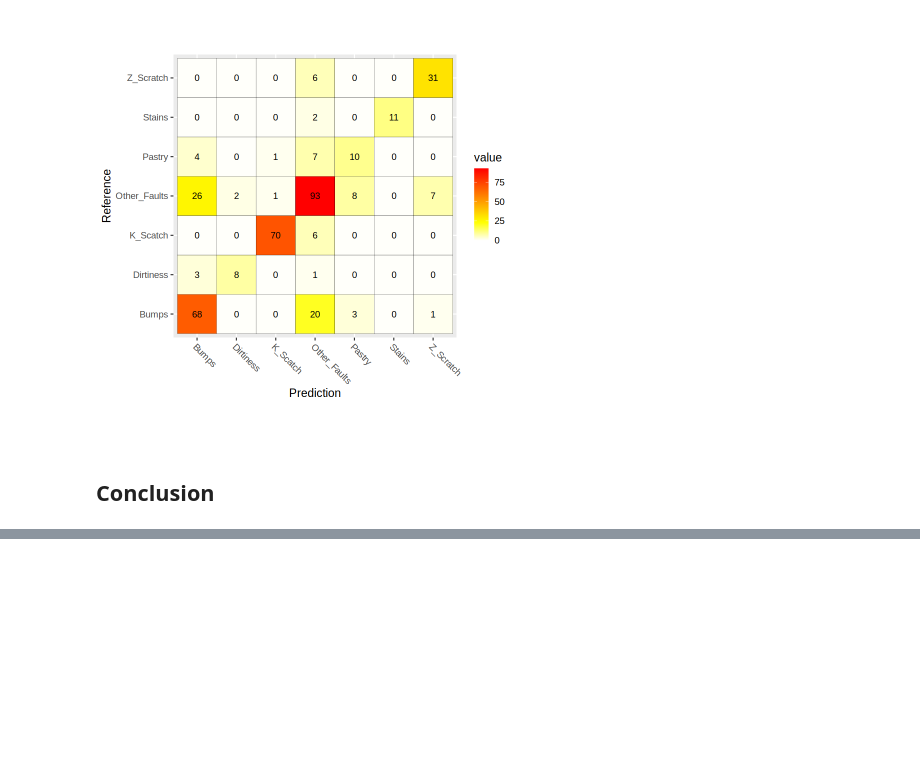
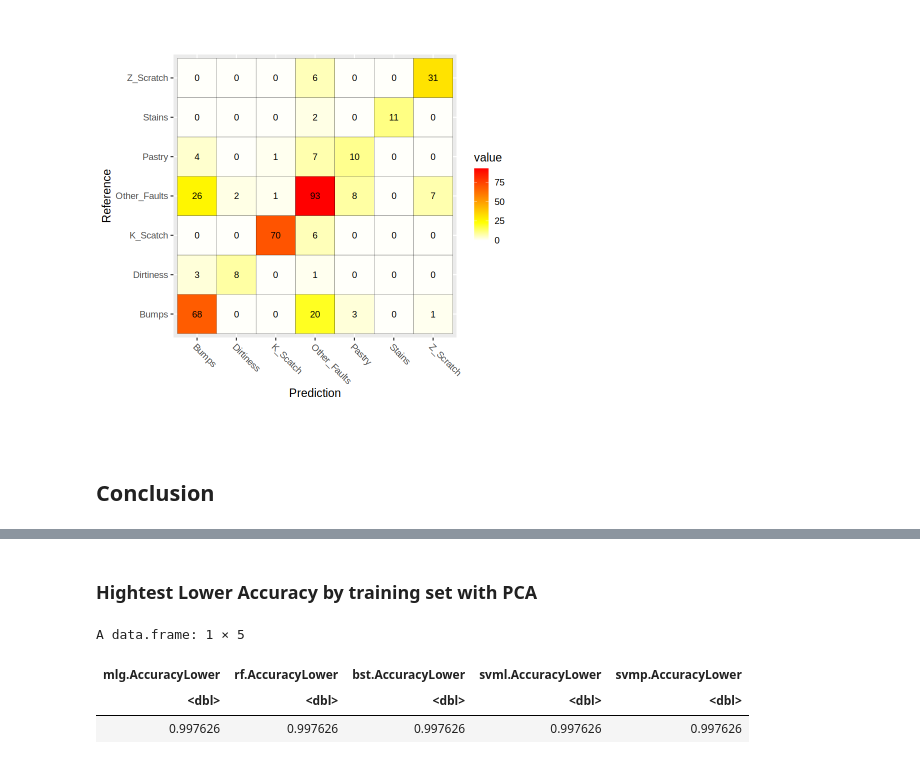
Before and after one commit to AlexLeungZ/SDSC3006-proj, a Jupyter notebook: code/proj.ipynb, the cells around one changed output, grey strips where cells are left out. Drawn from its saved outputs; the diff is of its cells as text; code cells hidden in the pictures; blank space fills up the shorter version.

```diff
--- a/code/proj.ipynb
+++ b/code/proj.ipynb
@@ -570,6 +658,5 @@ svmr.test.yPredPca <- predict(svmr.pca, df.test.pcaX)
 
 svmr.train.cmPca <- confusionMatrix(svmr.train.yPredPca, df.train.Y)
 svmr.test.cmPca <- confusionMatrix(svmr.test.yPredPca, df.test.Y)
-
-svmr.train.cmPca$overall["AccuracyLower"]
-svmr.test.cmPca$overall["AccuracyLower"]
+train.PcaRes <- c(train.PcaRes, svmr = svmr.train.cmPca$overall["AccuracyLower"])
+test.PcaRes <- c(test.PcaRes, svmr = svmr.test.cmPca$overall["AccuracyLower"])
@@ -591,6 +686,5 @@ svml.test.yPred <- predict(svml.model, df.test.X)
 
 svml.train.cm <- confusionMatrix(svml.train.yPred, df.train.Y)
 svml.test.cm <- confusionMatrix(svml.test.yPred, df.test.Y)
-
-svml.train.cm$overall["AccuracyLower"]
-svml.test.cm$overall["AccuracyLower"]
+train.Res <- c(train.Res, svml = svml.train.cm$overall["AccuracyLower"])
+test.Res <- c(test.Res, svml = svml.test.cm$overall["AccuracyLower"])
@@ -631,6 +733,5 @@ svmp.test.yPred <- predict(svmp.model, df.test.X)
 
 svmp.train.cm <- confusionMatrix(svmp.train.yPred, df.train.Y)
 svmp.test.cm <- confusionMatrix(svmp.test.yPred, df.test.Y)
-
-svmp.train.cm$overall["AccuracyLower"]
-svmp.test.cm$overall["AccuracyLower"]
+train.Res <- c(train.Res, svmp = svmp.train.cm$overall["AccuracyLower"])
+test.Res <- c(test.Res, svmp = svmp.test.cm$overall["AccuracyLower"])
@@ -671,6 +780,5 @@ svmr.test.yPred <- predict(svmr.model, df.test.X)
 
 svmr.train.cm <- confusionMatrix(svmr.train.yPred, df.train.Y)
 svmr.test.cm <- confusionMatrix(svmr.test.yPred, df.test.Y)
-
-svmr.train.cm$overall["AccuracyLower"]
-svmr.test.cm$overall["AccuracyLower"]
+train.Res <- c(train.Res, svmr = svmr.train.cm$overall["AccuracyLower"])
+test.Res <- c(test.Res, svmr = svmr.test.cm$overall["AccuracyLower"])
@@ -781,0 +832,10 @@ svmr.test.cm$overall["AccuracyLower"]
+# %% [markdown]
+### Hightest Lower Accuracy by training set with PCA
+# %%
+train.PcaRes <- data.frame(train.PcaRes)
+train.PcaRes[which(train.PcaRes == max(train.PcaRes))]
+# %% [output]
+A data.frame: 1 × 5
+| mlg.AccuracyLower | rf.AccuracyLower | bst.AccuracyLower | svml.AccuracyLower | svmp.AccuracyLower |
+| <dbl> | <dbl> | <dbl> | <dbl> | <dbl> |
+| 0.997626 | 0.997626 | 0.997626 | 0.997626 | 0.997626 |
```
Also changed, not shown: parts of 51 cells of this notebook, 1 other file.
